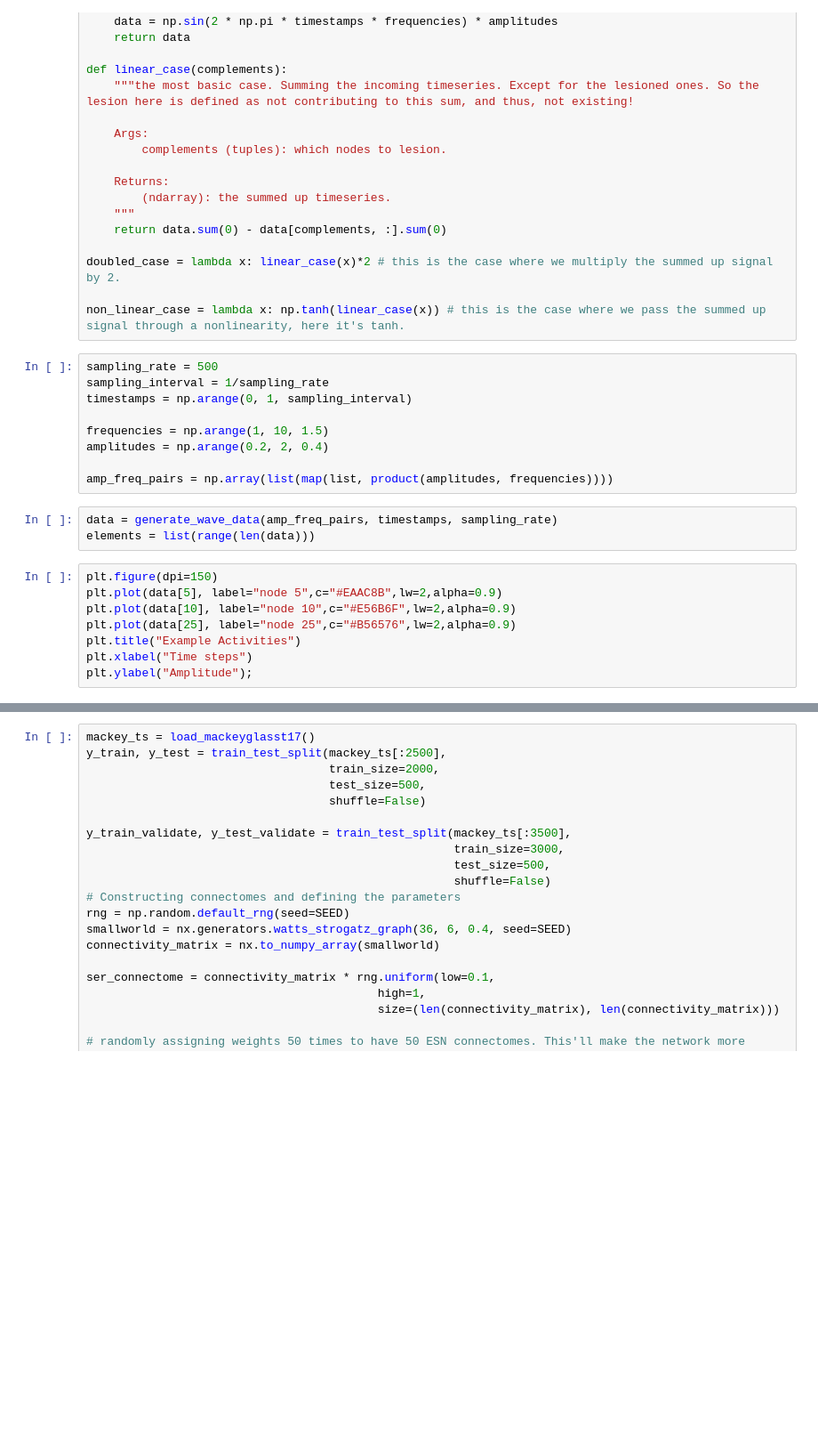
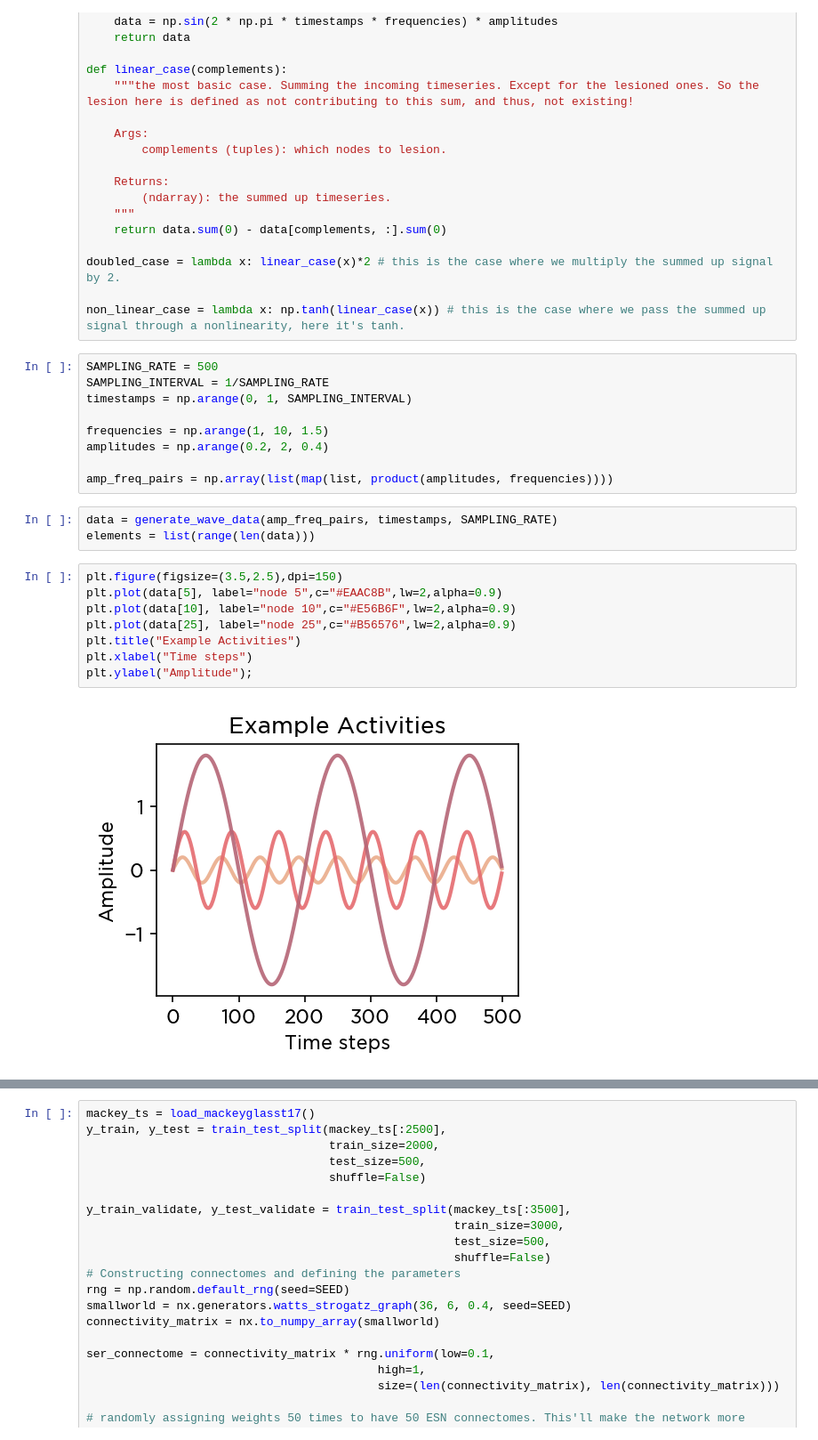
Before and after one commit to kuffmode/Neural-activity-vs-causal-contributions, a Jupyter notebook: causal_modes.ipynb, the cells around one changed output, grey strips where cells are left out. Shown at 89% size. Saved outputs shown, nothing was run; the diff lists cells and outputs as text; blank space fills up the shorter version.

```diff
--- a/causal_modes.ipynb
+++ b/causal_modes.ipynb
@@ -70,23 +73,25 @@ doubled_case = lambda x: linear_case(x)*2 # this is the case where we multiply t
 
 non_linear_case = lambda x: np.tanh(linear_case(x)) # this is the case where we pass the summed up signal through a nonlinearity, here it's tanh.
 # %%
-sampling_rate = 500
-sampling_interval = 1/sampling_rate
-timestamps = np.arange(0, 1, sampling_interval)
+SAMPLING_RATE = 500
+SAMPLING_INTERVAL = 1/SAMPLING_RATE
+timestamps = np.arange(0, 1, SAMPLING_INTERVAL)
 
 frequencies = np.arange(1, 10, 1.5)
 amplitudes = np.arange(0.2, 2, 0.4)
 
 amp_freq_pairs = np.array(list(map(list, product(amplitudes, frequencies))))
 # %%
-data = generate_wave_data(amp_freq_pairs, timestamps, sampling_rate)
+data = generate_wave_data(amp_freq_pairs, timestamps, SAMPLING_RATE)
 elements = list(range(len(data)))
 # %%
-plt.figure(dpi=150)
+plt.figure(figsize=(3.5,2.5),dpi=150)
 plt.plot(data[5], label="node 5",c="#EAAC8B",lw=2,alpha=0.9)
 plt.plot(data[10], label="node 10",c="#E56B6F",lw=2,alpha=0.9)
 plt.plot(data[25], label="node 25",c="#B56576",lw=2,alpha=0.9)
 plt.title("Example Activities")
 plt.xlabel("Time steps")
 plt.ylabel("Amplitude");
+# %% [output]
+[figure, added]
 # %%
```
Also changed, not shown: parts of 33 cells of this notebook.
